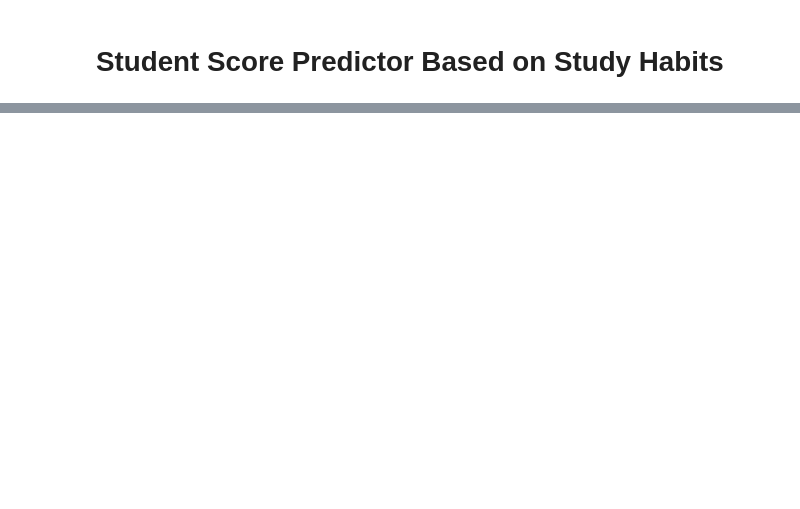
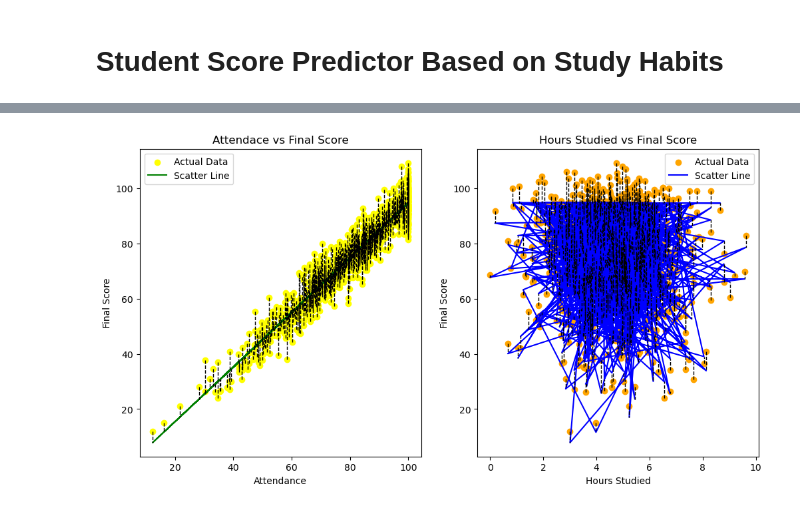
Before and after one commit to theashitranjan/Student_Score_Predictor_Based_On_Study_Habits, a Jupyter notebook: Student_Score_Predictor.ipynb, the cells around one changed output, grey strips where cells are left out. Cells and saved outputs as stored; diff of their text form; code cells hidden in the pictures; blank space fills up the shorter version.

```diff
--- a/Student_Score_Predictor.ipynb
+++ b/Student_Score_Predictor.ipynb
@@ -133,3 +135,32 @@ plt.show()
+# %%
+# Plotting regression line for individual features
+fig, (ax1, ax2) = plt.subplots(1,2,figsize=(12,6))
+ax1.set_title('Attendace vs Final Score')
+ax1.set_xlabel('Attendance')
+ax1.set_ylabel('Final Score')
+y_predicted = model.predict(X)
+ax1.scatter(X['Attendance'], y, color='yellow', label='Actual Data')
+ax1.plot(X['Attendance'], y_predicted, color='green', label='Scatter Line')
+for xi,yi,ypi in zip(X['Attendance'],y,y_predicted):
+    ax1.plot([xi,xi],[yi,ypi], color='black', linewidth=1, linestyle='--')
+    #print([xi,xi],[yi,ypi])
+ax1.legend()
+
+# Plotting Hours Studies vs Final Score
+
+ax2.set_title('Hours Studied vs Final Score')
+ax2.set_xlabel('Hours Studied')
+ax2.set_ylabel('Final Score')
+y_predicted = model.predict(X)
+ax2.scatter(X['Hours_Studied'], y, color='orange', label='Actual Data')
+ax2.plot(X['Hours_Studied'], y_predicted, color='blue', label='Scatter Line')
+for xi,yi,ypi in zip(X['Hours_Studied'],y,y_predicted):
+    ax2.plot([xi,xi],[yi,ypi], color='black', linewidth=1, linestyle='--')
+    #print([xi,xi],[yi,ypi])
+ax2.legend()
+plt.show()
+# %% [output]
+[figure, added]
 # %%
 # Predicting a new score
 study_hours = 4
```
Also changed, not shown: parts of 7 cells of this notebook, 1 other file.
